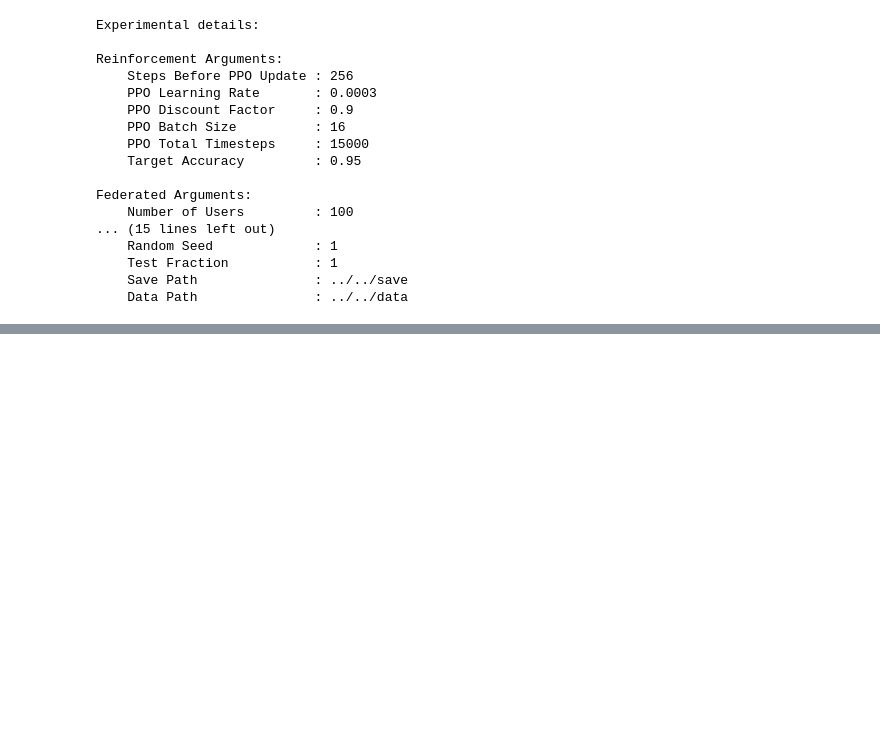
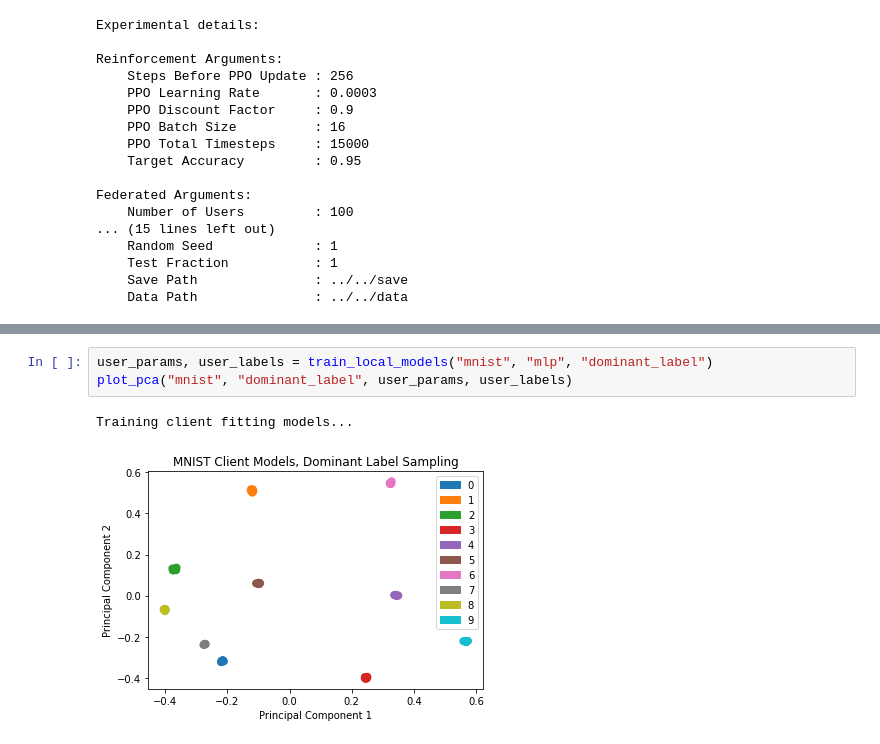
Before and after one commit to dariodematties/Self_Supervised_Federated_Learning, a Jupyter notebook: src/experiments_pca_visualization.ipynb, the cells around one changed output, grey strips where cells are left out. Drawn from its saved outputs; the diff is of its cells as text; blank space fills up the shorter version.

```diff
--- a/src/experiments_pca_visualization.ipynb
+++ b/src/experiments_pca_visualization.ipynb
@@ -123,0 +136,6 @@ Training client fitting models...
+# %%
+user_params, user_labels = train_local_models("mnist", "mlp", "dominant_label")
+plot_pca("mnist", "dominant_label", user_params, user_labels)
+# %% [output]
+Training client fitting models...
+[figure, added]
```
Also changed, not shown: parts of 5 cells of this notebook, 12 other files.
